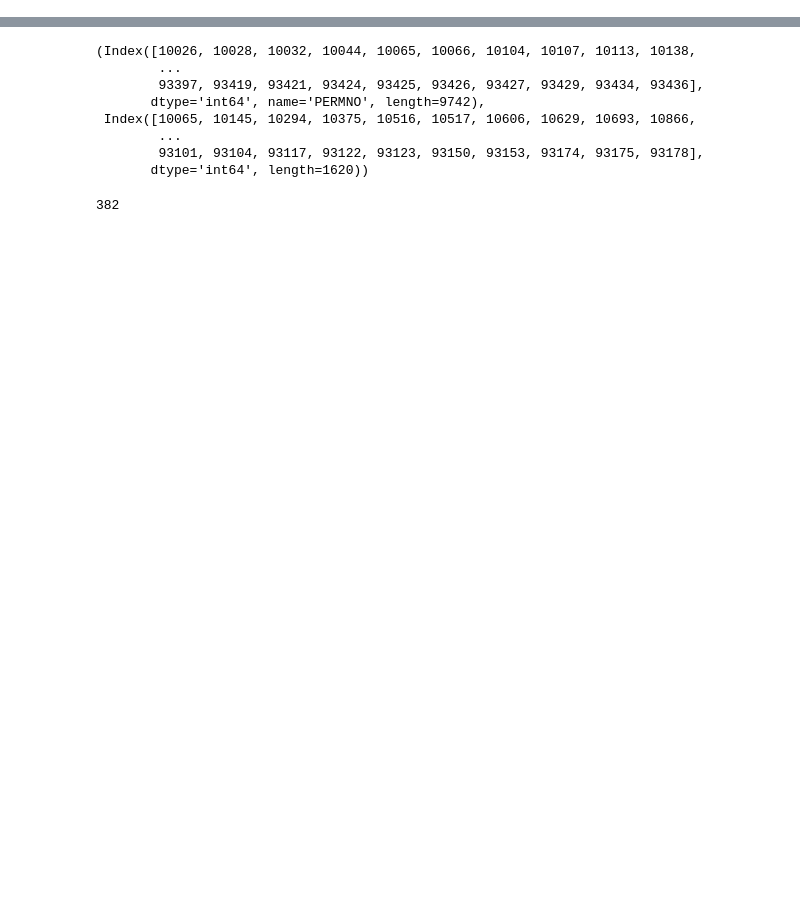
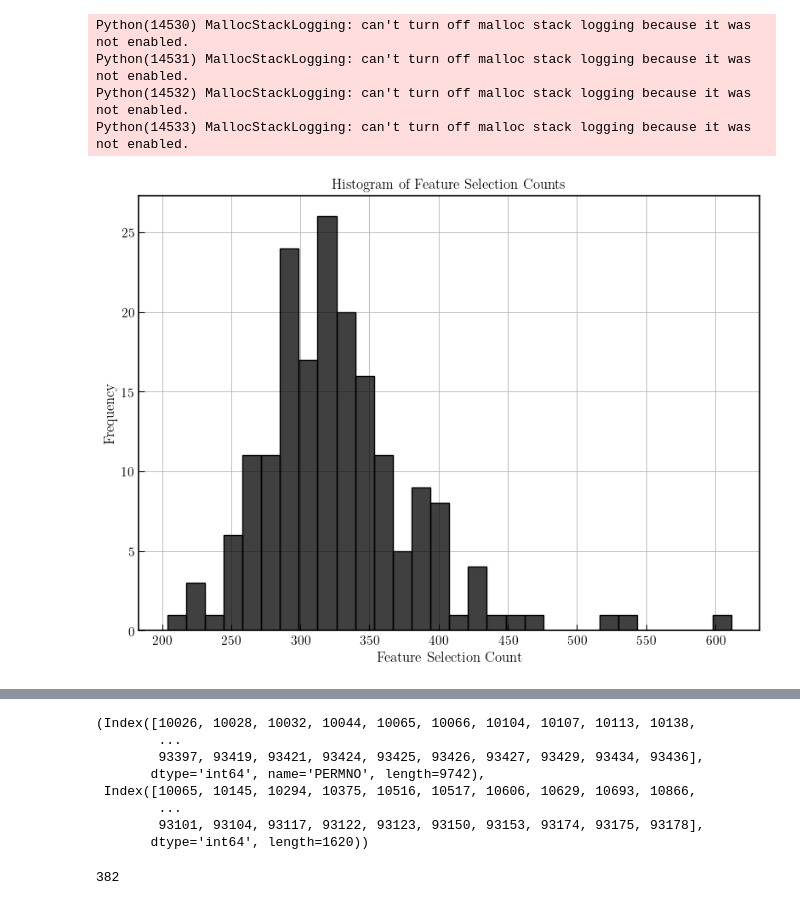
Before and after one commit to TommasoDF/Lasso_paper, a Jupyter notebook: Empirical/scripts/lasso_11_2025/cross_sectional_estimation.ipynb, the cells around one changed output, grey strips where cells are left out. Drawn from its saved outputs; the diff is of its cells as text; code cells hidden in the pictures; blank space fills up the shorter version.

```diff
--- a/Empirical/scripts/lasso_11_2025/cross_sectional_estimation.ipynb
+++ b/Empirical/scripts/lasso_11_2025/cross_sectional_estimation.ipynb
@@ -174,0 +245,37 @@ results_df = results_df.iloc[:, :-3]
+# %%
+#Now visualize the variance of each feature against the average number of times it was selected, the lags will have the same value so we sum them up
+feature_selection_counts = {}
+for feature in X.columns:
+    total_count = 0
+    for lag_number in range(1, n_lags + 1):
+        col_name = f"Lasso_{feature}_lag_{lag_number}"
+        if col_name in results_df.columns:
+            total_count += results_df[col_name].mean()
+            #take the average instead of the sum
+    feature_selection_counts[feature] = total_count
+# %%
+# now add the feature variances
+feature_variances = X.var()
+
+#create a unique dataframe for feature selection counts and variances
+feature_analysis_df = pd.DataFrame({
+    'selection_count': pd.Series(feature_selection_counts),
+    'variance': feature_variances
+})
+# %%
+#visualzie an histogram of feature selection counts
+plt.figure(figsize=(8,6))
+sns.histplot(feature_analysis_df['selection_count'], bins=30, kde=False)
+plt.title('Histogram of Feature Selection Counts')
+plt.xlabel('Feature Selection Count')
+plt.ylabel('Frequency')
+plt.tight_layout()
+#save the plot
+plt.savefig('/Users/tommasodifrancesco/Desktop/Lasso_paper/Manuscripts/manuscript/figures/histogram_feature_selection_counts.png')
+plt.show()
+# %% [output]
+Python(14530) MallocStackLogging: can't turn off malloc stack logging because it was not enabled.
+Python(14531) MallocStackLogging: can't turn off malloc stack logging because it was not enabled.
+Python(14532) MallocStackLogging: can't turn off malloc stack logging because it was not enabled.
+Python(14533) MallocStackLogging: can't turn off malloc stack logging because it was not enabled.
+[figure, added]
```
Also changed, not shown: parts of 25 cells of this notebook, 17 other files.
